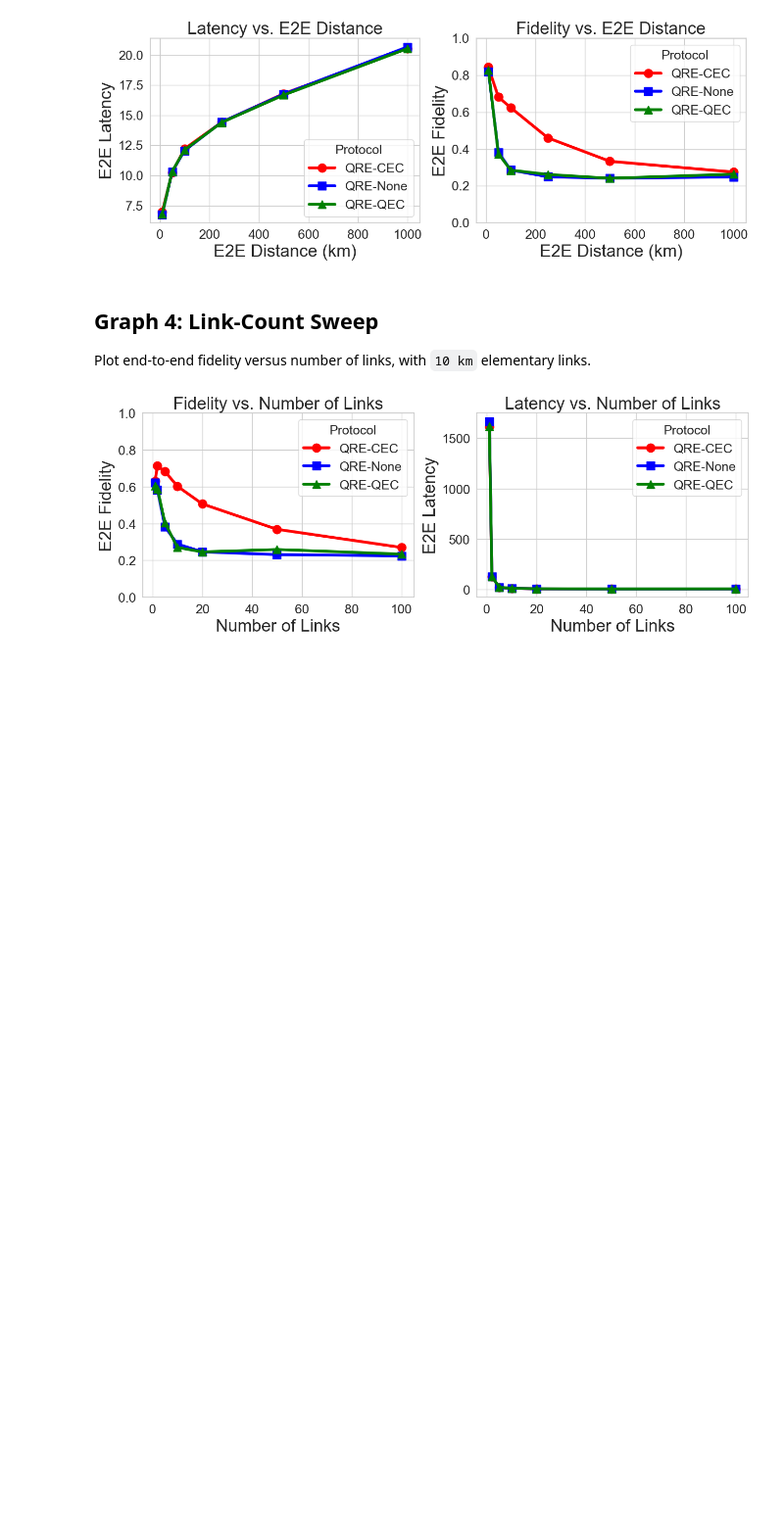
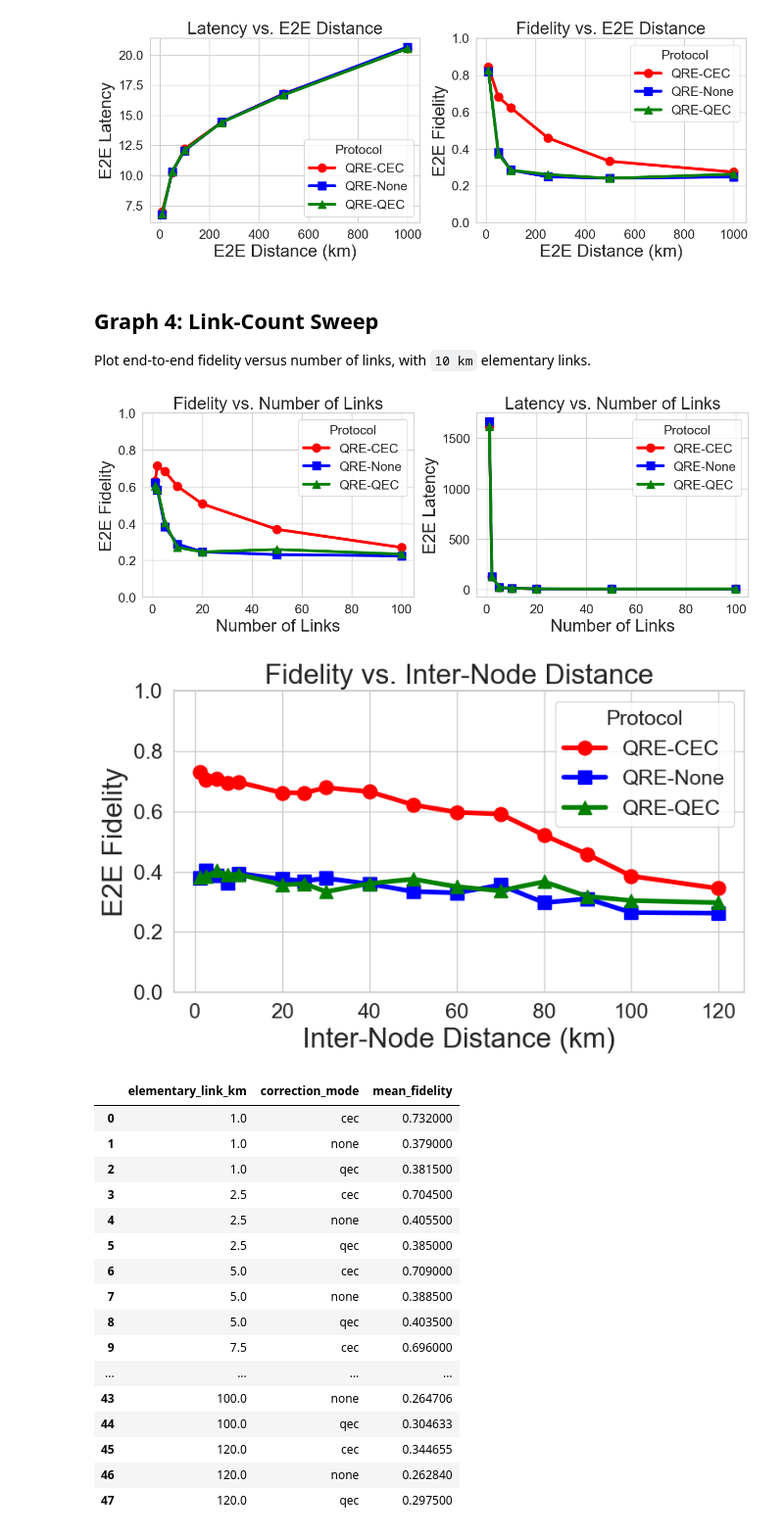
Before and after one commit to SagarPatange/QEC, a Jupyter notebook: plot.ipynb, the cells around one changed output. Shown at 98% size. Drawn from its saved outputs; the diff is of its cells as text; code cells hidden in the pictures; blank space fills up the shorter version.

Commit message:
Added plots

```diff
--- a/plot.ipynb
+++ b/plot.ipynb
@@ -319,3 +319,53 @@ else:
     plt.show()
 # %% [output]
 [figure]
+# %%
+graph5_log_dir = Path("/Users/patange/Documents/Argonne/QEC/log/runner/graph5_inter_node_distance_sweep")
+graph5_df = load_runner_logs(graph5_log_dir)
+
+# Average all completed runs at each inter-node distance and protocol setting.
+graph5_summary = graph5_df.groupby(["elementary_link_km", "correction_mode"], as_index=False).agg(mean_fidelity=("fidelity", "mean")).sort_values(["elementary_link_km", "correction_mode"]).reset_index(drop=True)
+colors = {"cec": "red", "none": "blue", "qec": "green"}
+names = {"cec": "QRE-CEC", "none": "QRE-None", "qec": "QRE-QEC"}
+markers = {"cec": "o", "none": "s", "qec": "^"}
+
+plt.figure(figsize=(8, 5))
+ax = plt.gca()
+
+# Draw each protocol separately so the marker shapes stay fixed.
+for protocol in ["cec", "none", "qec"]:
+    data = graph5_summary[graph5_summary["correction_mode"] == protocol]
+    ax.plot(data["elementary_link_km"], data["mean_fidelity"], color=colors[protocol], marker=markers[protocol], linewidth=4, markersize=12, label=names[protocol])
+
+# ax.set_xscale("log")
+ax.set_xlabel("Inter-Node Distance (km)", fontsize=24)
+ax.set_ylabel("E2E Fidelity", fontsize=24)
+ax.set_title("Fidelity vs. Inter-Node Distance", fontsize=24)
+ax.set_ylim(0, 1)
+ax.tick_params(axis="both", labelsize=18)
+ax.legend(title="Protocol", title_fontsize=18, fontsize=18)
+
+plt.tight_layout()
+plt.savefig(output_dir / "graph5.png", dpi=300, bbox_inches="tight")
+plt.show()
+
+graph5_summary
+# %% [output]
+[figure, added]
+|  | elementary_link_km | correction_mode | mean_fidelity |
+| 0 | 1.0 | cec | 0.732000 |
+| 1 | 1.0 | none | 0.379000 |
+| 2 | 1.0 | qec | 0.381500 |
+| 3 | 2.5 | cec | 0.704500 |
+| 4 | 2.5 | none | 0.405500 |
+| 5 | 2.5 | qec | 0.385000 |
+| 6 | 5.0 | cec | 0.709000 |
+| 7 | 5.0 | none | 0.388500 |
+| 8 | 5.0 | qec | 0.403500 |
+| 9 | 7.5 | cec | 0.696000 |
+| ... | ... | ... | ... |
+| 43 | 100.0 | none | 0.264706 |
+| 44 | 100.0 | qec | 0.304633 |
+| 45 | 120.0 | cec | 0.344655 |
+| 46 | 120.0 | none | 0.262840 |
+| 47 | 120.0 | qec | 0.297500 |
```
Also changed, not shown: 6 other files.
